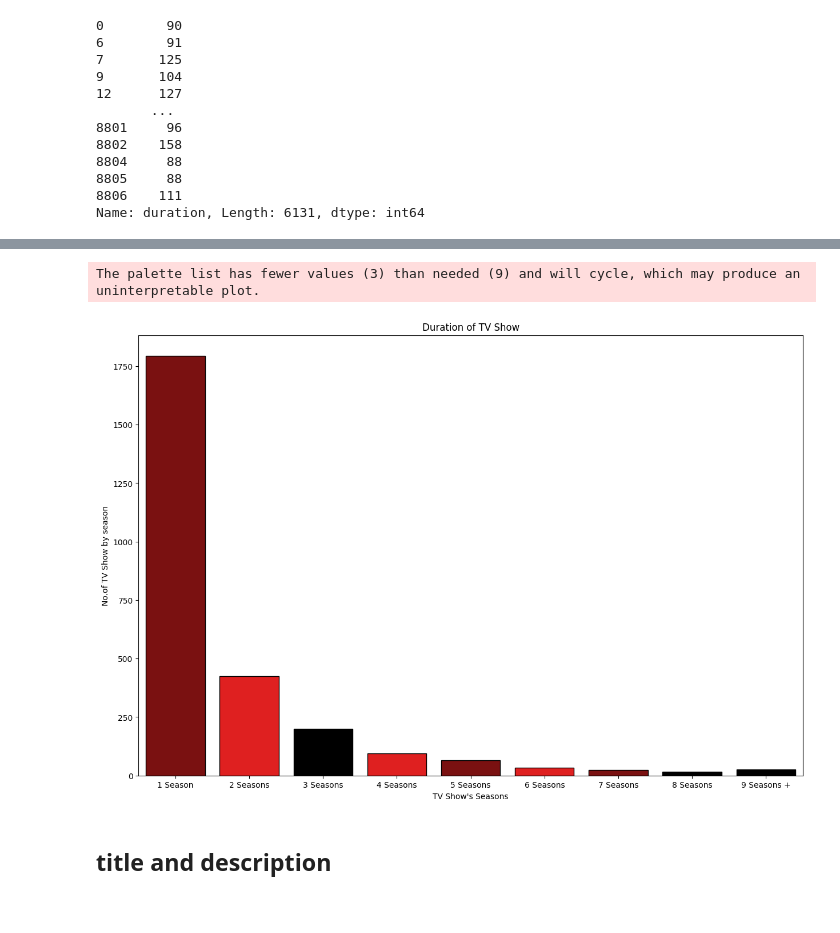
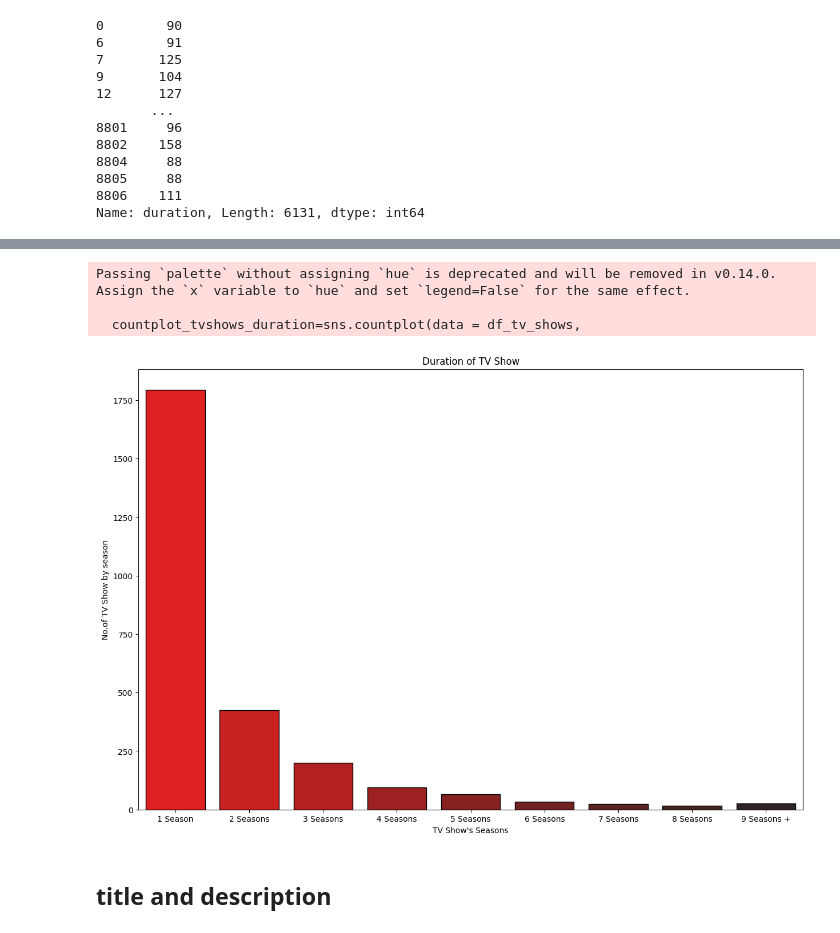
Before and after one commit to nguyen-tr-thuc/Netflix-Movies-and-TV-Shows, a Jupyter notebook: netflix_project.ipynb, the cells around one changed output, grey strips where cells are left out. Saved outputs shown, nothing was run; the diff lists cells and outputs as text; code cells hidden in the pictures.

```diff
--- a/netflix_project.ipynb
+++ b/netflix_project.ipynb
@@ -330,12 +401,12 @@ The palette list has fewer values (3) than needed (6) and will cycle, which may
 temp_duration_tvshow = df_tv_shows['duration'].apply(lambda x: int(x.split(' ')[0]) if ('Season' in str(x)) else x)
 # %%
 
-df_tv_shows.loc[temp_duration_tvshow[temp_duration_tvshow == 1].index, 'duration_bin'] = '1 Season'
-df_tv_shows.loc[temp_duration_tvshow[temp_duration_tvshow == 2].index, 'duration_bin'] = '2 Seasons'
-df_tv_shows.loc[temp_duration_tvshow[temp_duration_tvshow == 3].index, 'duration_bin'] = '3 Seasons'
-df_tv_shows.loc[temp_duration_tvshow[temp_duration_tvshow == 4].index, 'duration_bin'] = '4 Seasons'
-df_tv_shows.loc[temp_duration_tvshow[temp_duration_tvshow == 5].index, 'duration_bin'] = '5 Seasons'
-df_tv_shows.loc[temp_duration_tvshow[temp_duration_tvshow == 6].index, 'duration_bin'] = '6 Seasons'
-df_tv_shows.loc[temp_duration_tvshow[temp_duration_tvshow == 7].index, 'duration_bin'] = '7 Seasons'
-df_tv_shows.loc[temp_duration_tvshow[temp_duration_tvshow == 8].index, 'duration_bin'] = '8 Seasons'
-df_tv_shows.loc[temp_duration_tvshow[temp_duration_tvshow >= 9].index, 'duration_bin'] = '9 Seasons +'
+df_tv_shows.loc[temp_duration_tvshow.loc[temp_duration_tvshow == 1].index, 'duration_bin'] = '1 Season'
+df_tv_shows.loc[temp_duration_tvshow.loc[temp_duration_tvshow == 2].index, 'duration_bin'] = '2 Seasons'
+df_tv_shows.loc[temp_duration_tvshow.loc[temp_duration_tvshow == 3].index, 'duration_bin'] = '3 Seasons'
+df_tv_shows.loc[temp_duration_tvshow.loc[temp_duration_tvshow == 4].index, 'duration_bin'] = '4 Seasons'
+df_tv_shows.loc[temp_duration_tvshow.loc[temp_duration_tvshow == 5].index, 'duration_bin'] = '5 Seasons'
+df_tv_shows.loc[temp_duration_tvshow.loc[temp_duration_tvshow == 6].index, 'duration_bin'] = '6 Seasons'
+df_tv_shows.loc[temp_duration_tvshow.loc[temp_duration_tvshow == 7].index, 'duration_bin'] = '7 Seasons'
+df_tv_shows.loc[temp_duration_tvshow.loc[temp_duration_tvshow == 8].index, 'duration_bin'] = '8 Seasons'
+df_tv_shows.loc[temp_duration_tvshow.loc[temp_duration_tvshow >= 9].index, 'duration_bin'] = '9 Seasons +'
@@ -346,21 +423,23 @@ max_duration_tv = duration_tvshows_counts.max()
 # %%
 plt.figure(figsize=(15,10))
 countplot_tvshows_duration=sns.countplot(data = df_tv_shows,
                                          x='duration_bin',
                                          order = ['1 Season','2 Seasons','3 Seasons','4 Seasons','5 Seasons','6 Seasons','7 Seasons','8 Seasons','9 Seasons +'],
-                                         hue='duration_bin',
-                                         palette=['red', 'darkred','black'],
-                                         edgecolor='black',
-                                         legend=False  )
+                                         palette="dark:red_r",
+                                         edgecolor='black')
 plt.title('Duration of TV Show')
 plt.xlabel("TV Show's Seasons")
 plt.ylabel("No.of TV Show by season")
-
+#plt.xticks(rotation=20)
+#for index, value in enumerate(duration_tvshows_counts.values):
+#    countplot_tvshows_duration.text(index, value, str(value), ha='center', va='bottom')
 
 plt.show()
 # %% [output]
-The palette list has fewer values (3) than needed (9) and will cycle, which may produce an uninterpretable plot.
+Passing `palette` without assigning `hue` is deprecated and will be removed in v0.14.0. Assign the `x` variable to `hue` and set `legend=False` for the same effect.
+
+  countplot_tvshows_duration=sns.countplot(data = df_tv_shows,
-[figure, old version]
+[figure, new version]
 # %% [markdown]
 ## title and description
 # %%
```
Also changed, not shown: parts of 22 cells of this notebook, 2 other files.
